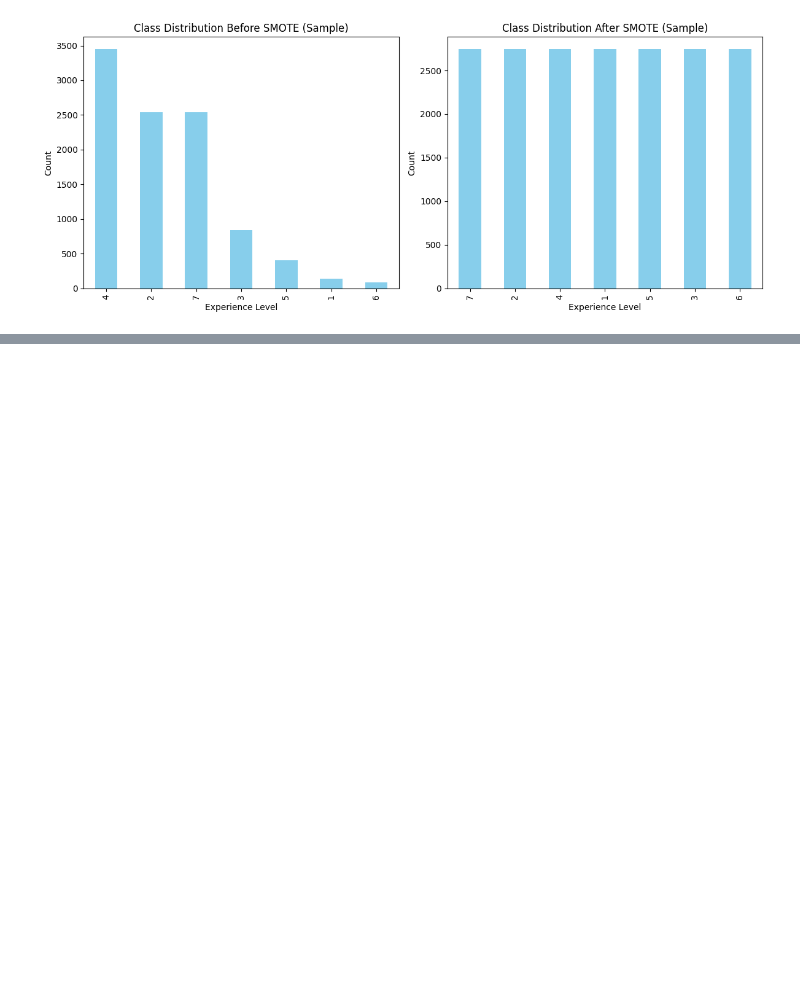
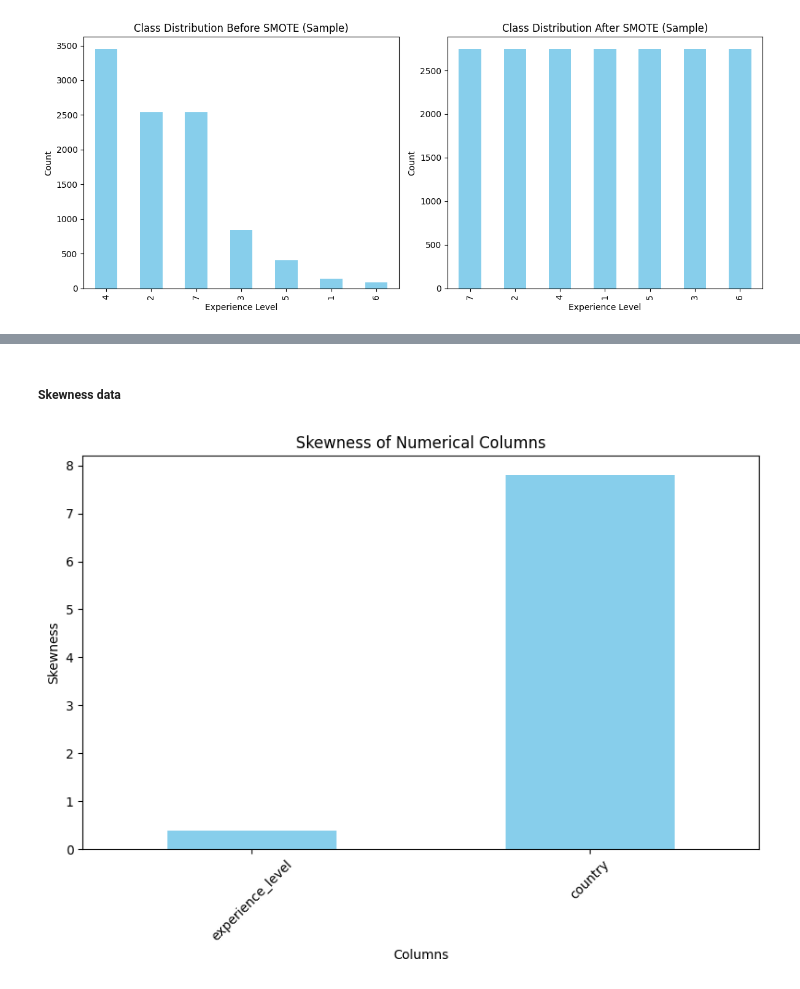
Before and after one commit to FlorianHalimi/LinkedIn-Job-Analysis-Data-Preprocessing-Visualization, a Jupyter notebook: data_preprocessing.ipynb, the cells around one changed output, grey strips where cells are left out. Saved outputs shown, nothing was run; the diff lists cells and outputs as text; code cells hidden in the pictures; blank space fills up the shorter version.

```diff
--- a/data_preprocessing.ipynb
+++ b/data_preprocessing.ipynb
@@ -806,0 +876,19 @@ plt.show()
+# %% [markdown]
+##### Skewness data
+# %%
+numerical_columns = ['experience_level', 'country']
+
+# Calculating skewness for numerical columns
+skewness_values = cleaned_df[numerical_columns].skew()
+
+# Visualizing skewness
+plt.figure(figsize=(8, 6))
+skewness_values.plot(kind='bar', color='skyblue')
+plt.title('Skewness of Numerical Columns')
+plt.xlabel('Columns')
+plt.ylabel('Skewness')
+plt.xticks(rotation=45)
+plt.tight_layout()
+plt.show()
+# %% [output]
+[figure, added]
```
Also changed, not shown: parts of 4 cells of this notebook.
